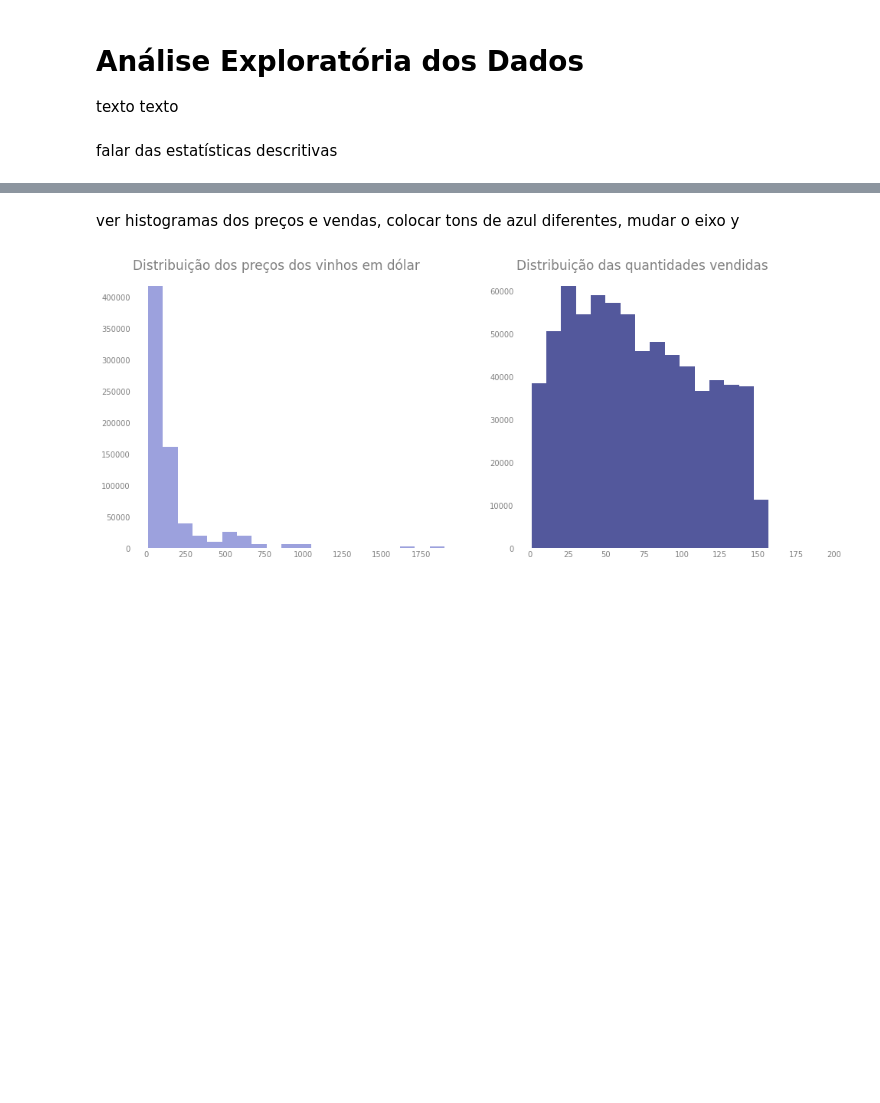
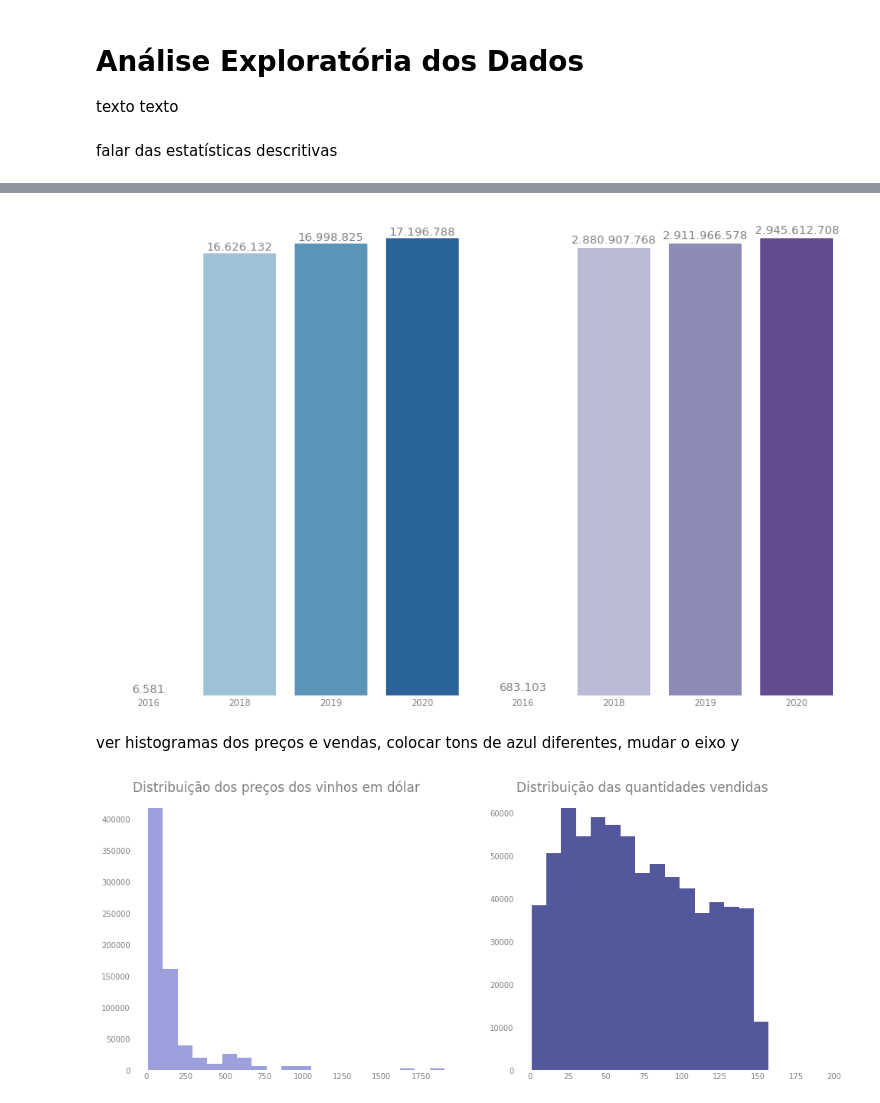
Before and after one commit to FerrazThales/demand_forecasting_prophet, a Jupyter notebook: Demand_Forecasting_with_Prophet.ipynb, the cells around one changed output, grey strips where cells are left out. Cells and saved outputs as stored; diff of their text form; code cells hidden in the pictures; blank space fills up the shorter version.

```diff
--- a/Demand_Forecasting_with_Prophet.ipynb
+++ b/Demand_Forecasting_with_Prophet.ipynb
@@ -330,6 +387,12 @@ def ajuste_layout(i):
   ax[i].set_frame_on(False)
   ax[i].tick_params(axis='both',length=0,colors='grey')
   ax[i].grid(False)
+
+def addlabels(grafico,y,distancia):
+  ax[grafico].get_yaxis().set_visible(False)
+  for i in range(len(y)):
+    ax[grafico].text(i,y[i] + distancia,'{:,}'.format(int(y[i])).replace(',','.'),
+            ha='center',fontsize=13,color='grey')
 # %% [markdown]
 falar das estatísticas descritivas
 # %%
@@ -361,3 +412,25 @@ verificar ganhos por ano e por final de semana
+# %%
+#criando a fig e ax no matplotlib
+fig, ax = plt.subplots(figsize=(12,8),ncols=2)
+
+#gráfico de barras sobre quantidade vendidas
+x_0=df.year.sort_values().unique()
+y_0=list(df.groupby(by='year')['sales'].sum())
+sns.barplot(x=x_0,y=y_0,ax=ax[0],palette='Blues')
+ajuste_layout(0)
+addlabels(0,y_0,100000)
+
+#gráfico de barras de receita em dólar
+x_1=df.year.sort_values().unique()
+y_1=list(df.groupby(by='year')['revenue_usd'].sum())
+sns.barplot(x=x_1,y=y_1,ax=ax[1],palette='Purples')
+ajuste_layout(1)
+addlabels(1,y_1,30000000)
+
+#plotar os gráficos
+plt.tight_layout(pad=1.0)
+# %% [output]
+[figure, added]
 # %% [markdown]
 ver histogramas dos preços e vendas, colocar tons de azul diferentes, mudar o eixo y
 # %%
```
Also changed, not shown: parts of 12 cells of this notebook.
